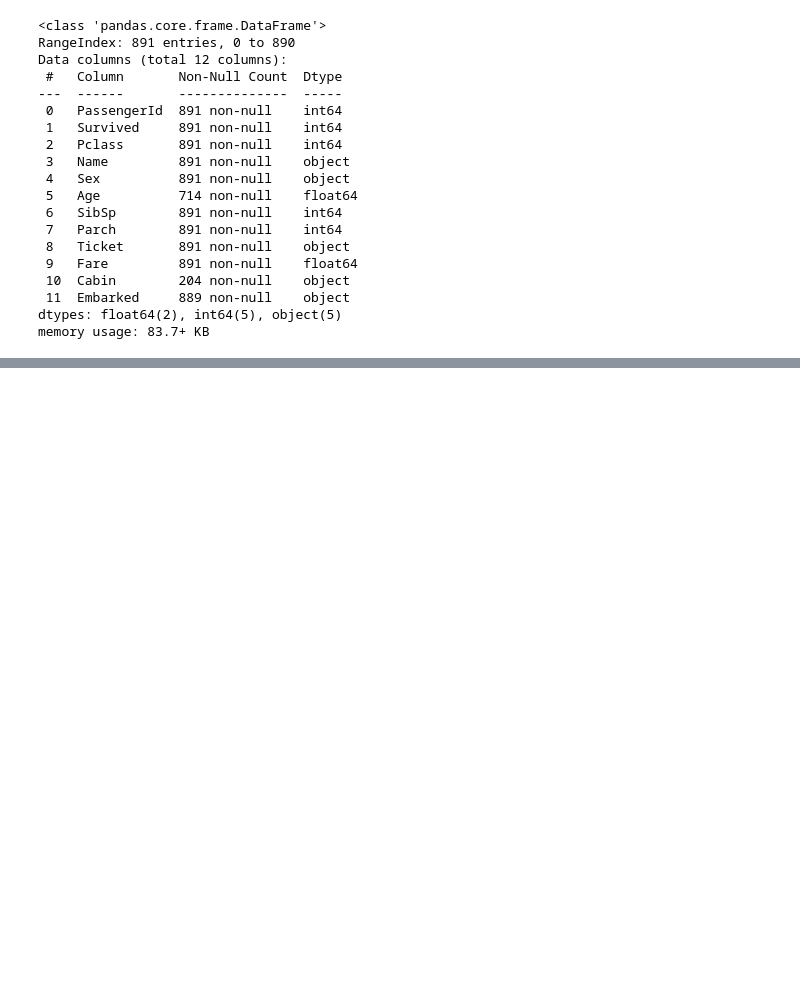
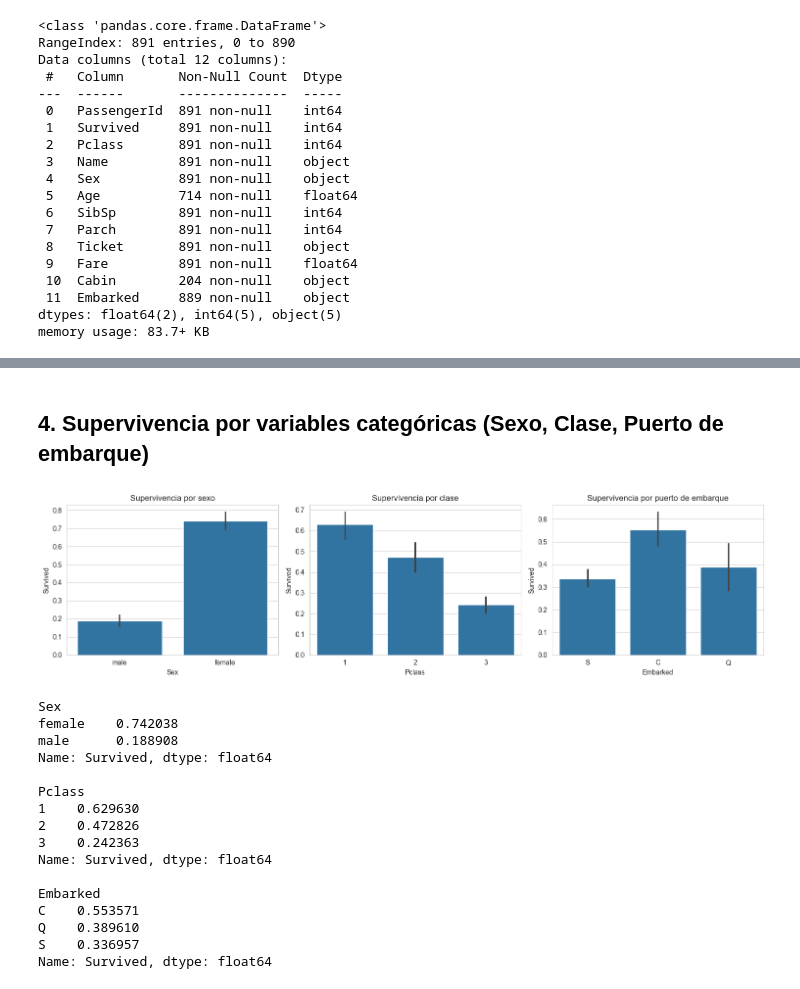
Before and after one commit to javiermoya2504/rendimientoEstudiantes, a Jupyter notebook: main.ipynb, the cells around one changed output, grey strips where cells are left out. Drawn from its saved outputs; the diff is of its cells as text; code cells hidden in the pictures; blank space fills up the shorter version.

```diff
--- a/main.ipynb
+++ b/main.ipynb
@@ -36,0 +88,40 @@ memory usage: 83.7+ KB
+# %% [markdown]
+## 4. Supervivencia por variables categóricas (Sexo, Clase, Puerto de embarque)
+# %%
+fig, axes = plt.subplots(1, 3, figsize=(15, 4))
+
+sns.barplot(data=train, x='Sex', y='Survived', ax=axes[0])
+axes[0].set_title('Supervivencia por sexo')
+
+sns.barplot(data=train, x='Pclass', y='Survived', ax=axes[1])
+axes[1].set_title('Supervivencia por clase')
+
+sns.barplot(data=train, x='Embarked', y='Survived', ax=axes[2])
+axes[2].set_title('Supervivencia por puerto de embarque')
+
+plt.tight_layout()
+plt.show()
+
+print(train.groupby('Sex')['Survived'].mean())
+print()
+print(train.groupby('Pclass')['Survived'].mean())
+print()
+print(train.groupby('Embarked')['Survived'].mean())
+# %% [output]
+[figure, added]
+Sex
+female    0.742038
+male      0.188908
+Name: Survived, dtype: float64
+
+Pclass
+1    0.629630
+2    0.472826
+3    0.242363
+Name: Survived, dtype: float64
+
+Embarked
+C    0.553571
+Q    0.389610
+S    0.336957
+Name: Survived, dtype: float64
```
Also changed, not shown: parts of 13 cells of this notebook.
